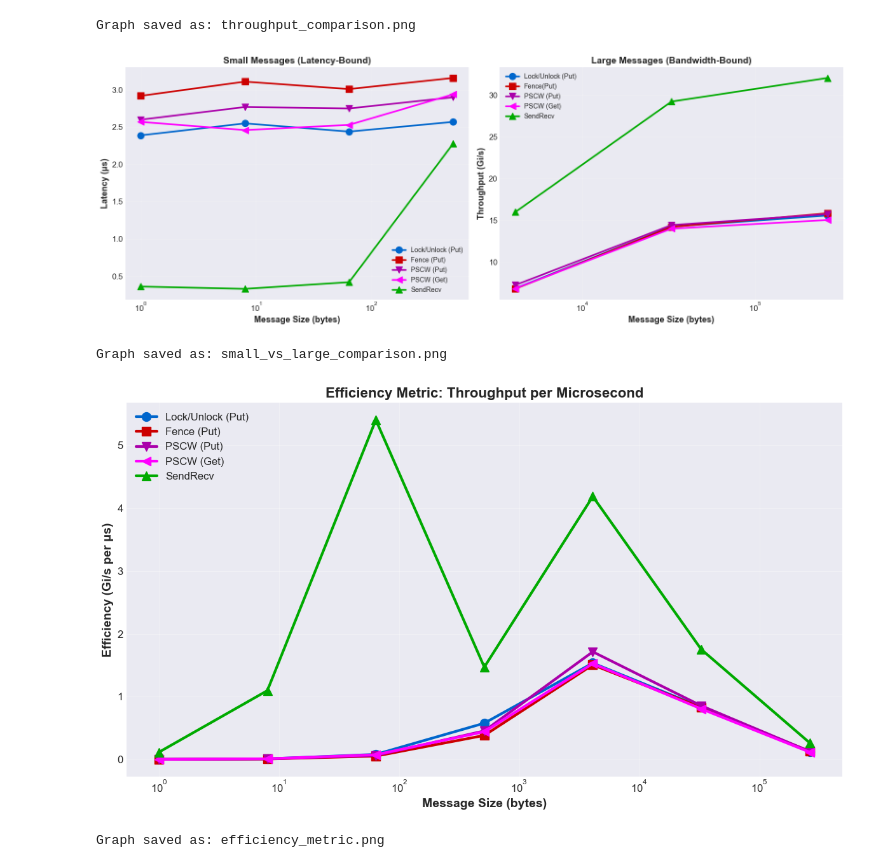
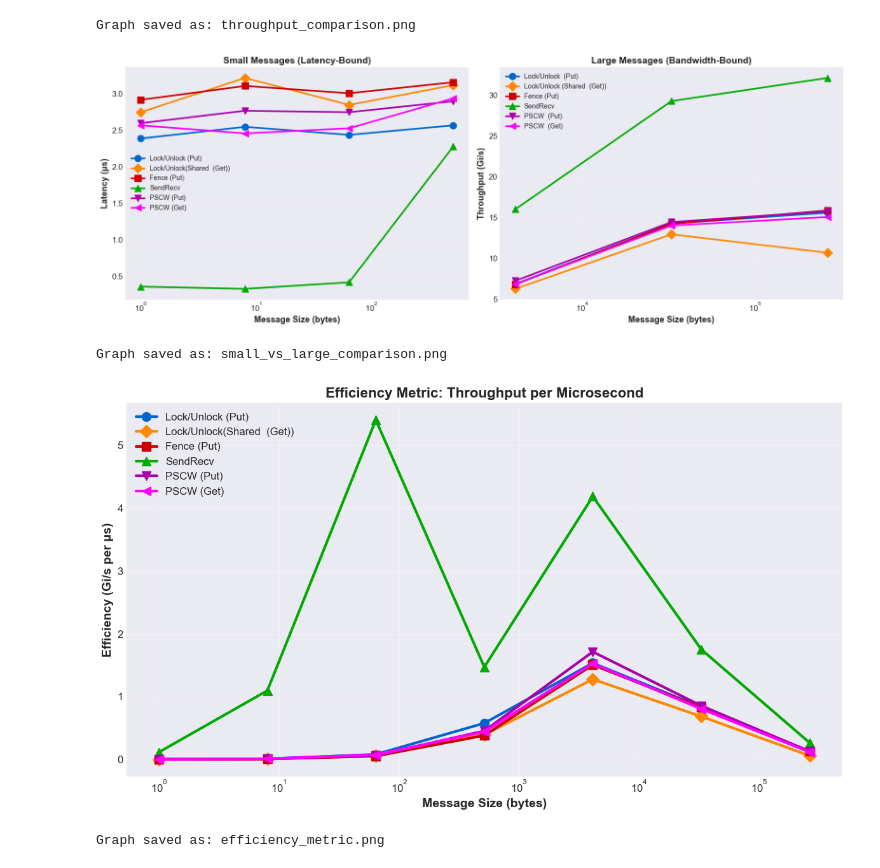
Before and after one commit to Kaewin/kokkos-comm, a Jupyter notebook: meta/benchmark_analysis.ipynb, the cells around one changed output. Saved outputs shown, nothing was run; the diff lists cells and outputs as text; code cells hidden in the pictures.

Commit message:
Updated graphs

```diff
--- a/meta/benchmark_analysis.ipynb
+++ b/meta/benchmark_analysis.ipynb
@@ -141,56 +141,56 @@ Graph saved as: throughput_comparison.png
 fig, (ax1, ax2) = plt.subplots(1, 2, figsize=(16, 6))
 
 small_sizes = [1, 8, 64, 512]
-for op in ['LockUnlockPut', 'FencePut', 'PSCWPut', 'PSCWGet', 'SendRecv']:
+for op in operations:
     if op in df['Operation'].values:
         data_subset = df[(df['Operation'] == op) & (df['MessageSize'].isin(small_sizes))]
         ax1.plot(data_subset['MessageSize'], data_subset['Time_us'],
                 marker=markers.get(op, 'o'), linewidth=2.5, markersize=10,
-                label=op.replace('LockUnlock', 'Lock/Unlock').replace('Put', ' (Put)').replace('Get', ' (Get)'),
+                label=op.replace('LockUnlock', 'Lock/Unlock').replace('Put', ' (Put)').replace('SharedGet', '(Shared Get)').replace('Get', ' (Get)'),
                 color=colors.get(op, '#000000'))
 
 ax1.set_xscale('log')
 ax1.set_xlabel('Message Size (bytes)', fontsize=13, fontweight='bold')
 ax1.set_ylabel('Latency (μs)', fontsize=13, fontweight='bold')
 ax1.set_title('Small Messages (Latency-Bound)', fontsize=14, fontweight='bold')
 ax1.legend(fontsize=10)
 ax1.grid(True, alpha=0.3)
 
 large_sizes = [4096, 32768, 262144]
-for op in ['LockUnlockPut', 'FencePut', 'PSCWPut', 'PSCWGet', 'SendRecv']:
+for op in operations:
     if op in df['Operation'].values:
         data_subset = df[(df['Operation'] == op) & (df['MessageSize'].isin(large_sizes))]
         ax2.plot(data_subset['MessageSize'], data_subset['Throughput_Gis'],
                 marker=markers.get(op, 'o'), linewidth=2.5, markersize=10,
-                label=op.replace('LockUnlock', 'Lock/Unlock ').replace('Put', '(Put)').replace('PSCW', 'PSCW ').replace('Get', '(Get)'),
+                label=op.replace('LockUnlock', 'Lock/Unlock ').replace('Put', ' (Put)').replace('PSCW', 'PSCW ').replace('SharedGet', '(Shared Get)').replace('Get', ' (Get)'),
                 color=colors.get(op, '#000000'))
 
 ax2.set_xscale('log')
 ax2.set_xlabel('Message Size (bytes)', fontsize=13, fontweight='bold')
 ax2.set_ylabel('Throughput (Gi/s)', fontsize=13, fontweight='bold')
 ax2.set_title('Large Messages (Bandwidth-Bound)', fontsize=14, fontweight='bold')
 ax2.legend(fontsize=10)
 ax2.grid(True, alpha=0.3)
 
 plt.tight_layout()
 plt.savefig('small_vs_large_comparison.png', dpi=300, bbox_inches='tight')
 plt.show()
 
 print("Graph saved as: small_vs_large_comparison.png")
 # %% [output]
-[figure, old version]
+[figure, new version]
 Graph saved as: small_vs_large_comparison.png
 # %%
 fig, ax = plt.subplots(figsize=(12, 7))
 
-for op in rma_ops:
+for op in operations:
     if op in df['Operation'].values:
         data_subset = df[df['Operation'] == op].copy()
         data_subset['Efficiency'] = data_subset['Throughput_Gis'] / data_subset['Time_us']
 
         ax.plot(data_subset['MessageSize'], data_subset['Efficiency'],
                 marker=markers.get(op, 'o'), linewidth=3, markersize=10,
-                label=op.replace('LockUnlock', 'Lock/Unlock').replace('Put', ' (Put)').replace('Get', ' (Get)'),
+                label=op.replace('LockUnlock', 'Lock/Unlock').replace('Put', ' (Put)').replace('SharedGet', '(Shared Get)').replace('Get', ' (Get)'),
                 color=colors.get(op, '#000000'))
 
 ax.set_xscale('log')
@@ -206,7 +206,7 @@ plt.show()
 
 print("Graph saved as: efficiency_metric.png")
 # %% [output]
-[figure, old version]
+[figure, new version]
 Graph saved as: efficiency_metric.png
 # %%
 sendrecv_data = df[df['Operation'] == 'SendRecv'][['MessageSize', 'Time_us']].rename(columns={'Time_us': 'SendRecv_Time'})
```
Also changed, not shown: parts of 1 cell of this notebook, 3 other files.
